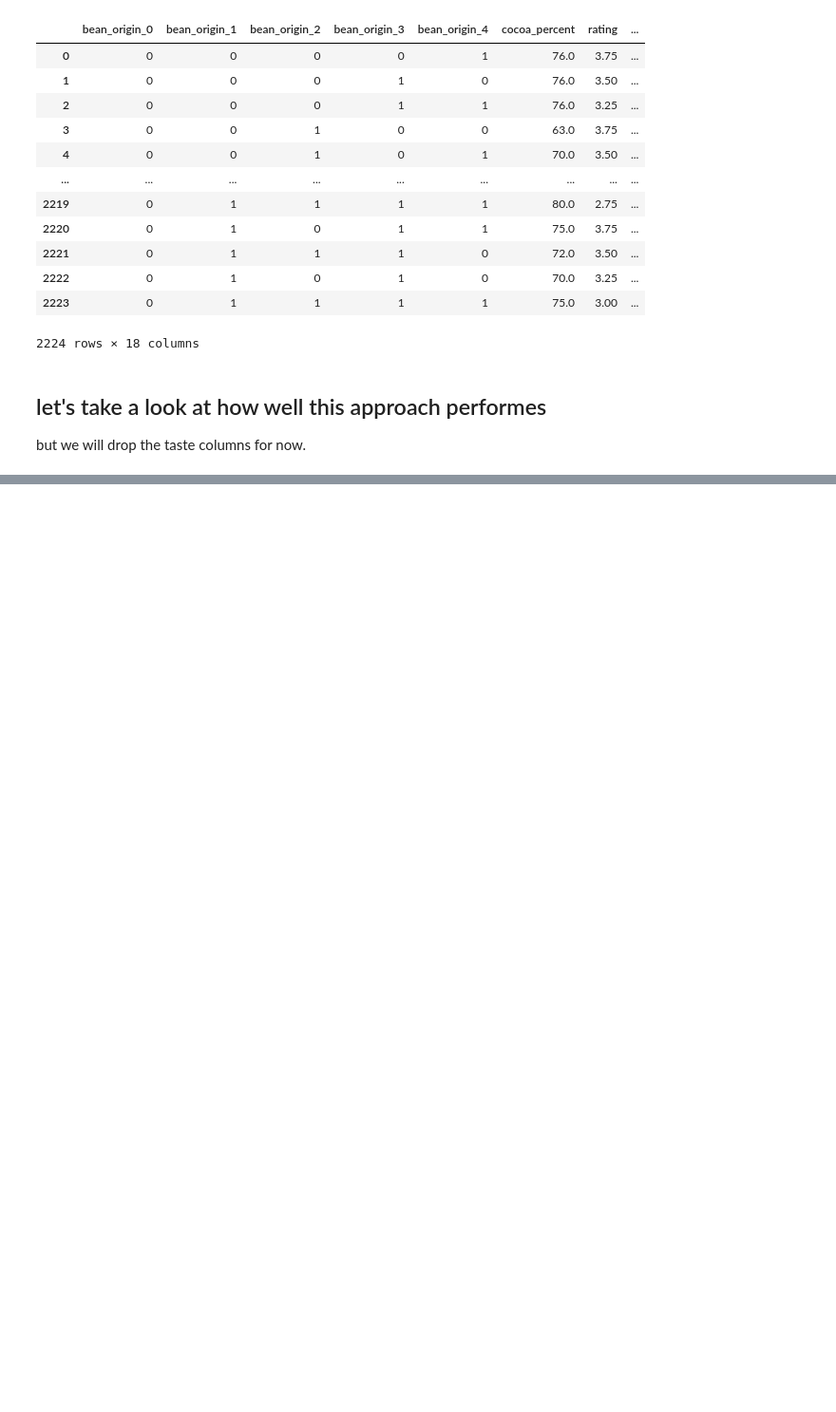
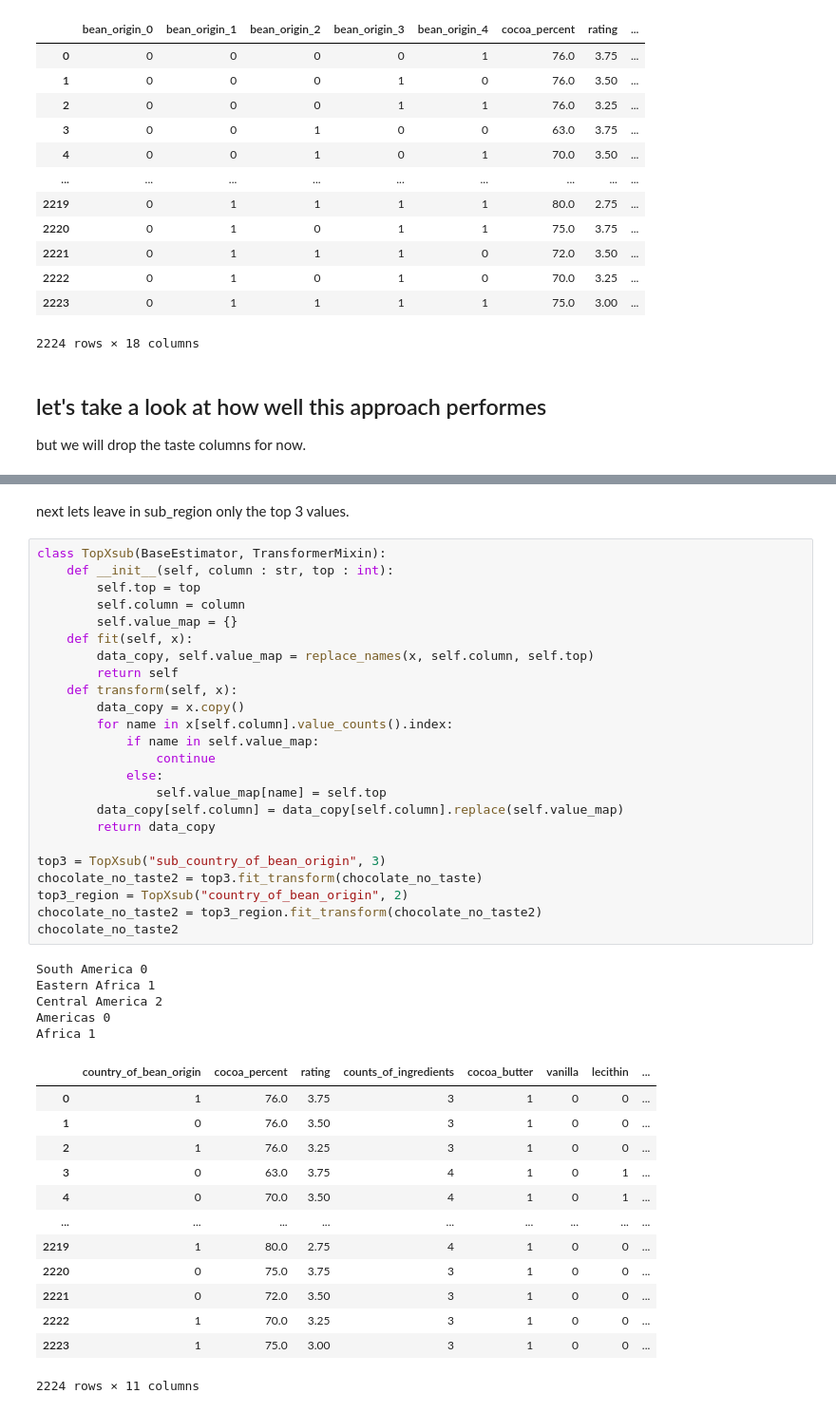
Before and after one commit to mike-tr/IntroToDS_Final, a Jupyter notebook: P3_chocolate.ipynb, the cells around one changed output, grey strips where cells are left out. Shown at 95% size. Drawn from its saved outputs; the diff is of its cells as text; blank space fills up the shorter version.

```diff
--- a/P3_chocolate.ipynb
+++ b/P3_chocolate.ipynb
@@ -510,0 +669,45 @@ lets
+# %% [markdown]
+next lets leave in sub_region only the top 3 values.
+# %%
+class TopXsub(BaseEstimator, TransformerMixin):
+    def __init__(self, column : str, top : int):
+        self.top = top
+        self.column = column
+        self.value_map = {}
+    def fit(self, x):
+        data_copy, self.value_map = replace_names(x, self.column, self.top)
+        return self
+    def transform(self, x):
+        data_copy = x.copy()
+        for name in x[self.column].value_counts().index:
+            if name in self.value_map:
+                continue
+            else:
+                self.value_map[name] = self.top
+        data_copy[self.column] = data_copy[self.column].replace(self.value_map)
+        return data_copy
+
+top3 = TopXsub("sub_country_of_bean_origin", 3)
+chocolate_no_taste2 = top3.fit_transform(chocolate_no_taste)
+top3_region = TopXsub("country_of_bean_origin", 2)
+chocolate_no_taste2 = top3_region.fit_transform(chocolate_no_taste2)
+chocolate_no_taste2
+# %% [output]
+South America 0
+Eastern Africa 1
+Central America 2
+Americas 0
+Africa 1
+|  | country_of_bean_origin | cocoa_percent | rating | counts_of_ingredients | cocoa_butter | vanilla | lecithin | ... |
+| 0 | 1 | 76.0 | 3.75 | 3 | 1 | 0 | 0 | ... |
+| 1 | 0 | 76.0 | 3.50 | 3 | 1 | 0 | 0 | ... |
+| 2 | 1 | 76.0 | 3.25 | 3 | 1 | 0 | 0 | ... |
+| 3 | 0 | 63.0 | 3.75 | 4 | 1 | 0 | 1 | ... |
+| 4 | 0 | 70.0 | 3.50 | 4 | 1 | 0 | 1 | ... |
+| ... | ... | ... | ... | ... | ... | ... | ... | ... |
+| 2219 | 1 | 80.0 | 2.75 | 4 | 1 | 0 | 0 | ... |
+| 2220 | 0 | 75.0 | 3.75 | 3 | 1 | 0 | 0 | ... |
+| 2221 | 0 | 72.0 | 3.50 | 3 | 1 | 0 | 0 | ... |
+| 2222 | 1 | 70.0 | 3.25 | 3 | 1 | 0 | 0 | ... |
+| 2223 | 1 | 75.0 | 3.00 | 3 | 1 | 0 | 0 | ... |
+2224 rows × 11 columns
```
Also changed, not shown: parts of 28 cells of this notebook, 2 other files.
